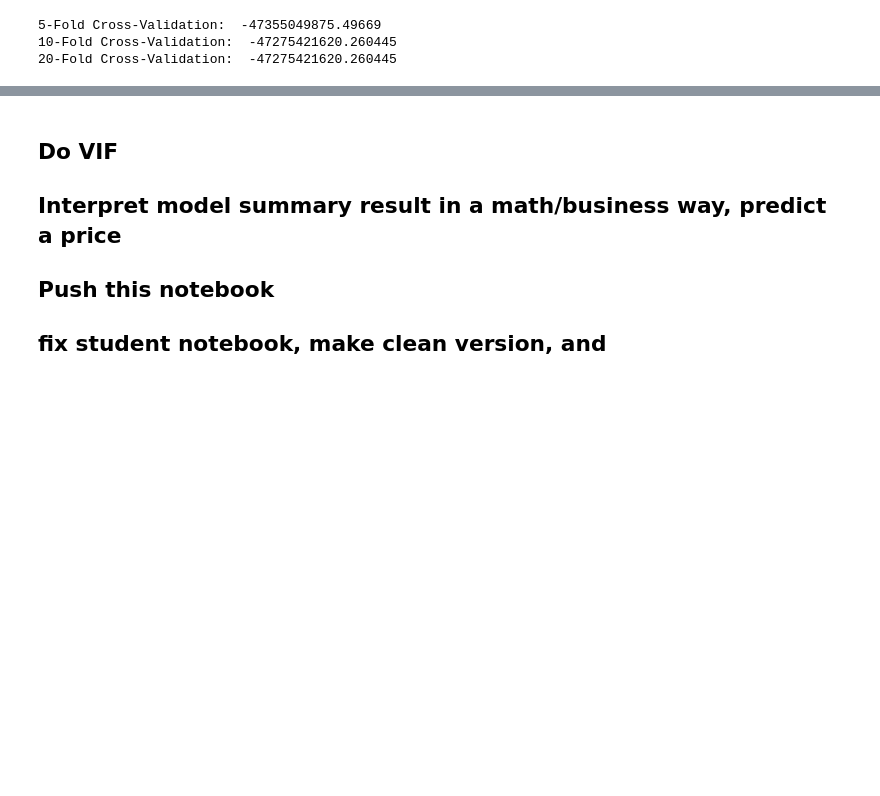
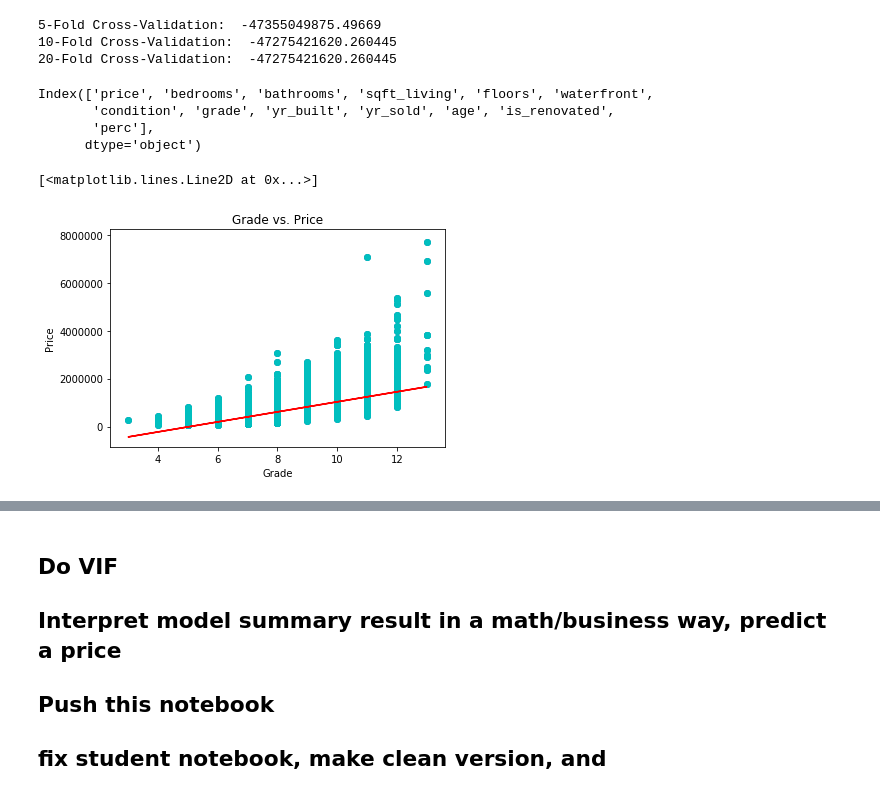
Before and after one commit to EricaSG/dsc-mod-2-project-v2-1-onl01-dtsc-ft-041320, a Jupyter notebook: Modeling.ipynb, the cells around one changed output, grey strips where cells are left out. Drawn from its saved outputs; the diff is of its cells as text; code cells hidden in the pictures; blank space fills up the shorter version.

```diff
--- a/Modeling.ipynb
+++ b/Modeling.ipynb
@@ -488,3 +499,32 @@ print('20-Fold Cross-Validation: ' ,cv_10_results)
 5-Fold Cross-Validation:  -47355049875.49669
 10-Fold Cross-Validation:  -47275421620.260445
 20-Fold Cross-Validation:  -47275421620.260445
+# %%
+df_lowp.columns
+# %% [output]
+Index(['price', 'bedrooms', 'bathrooms', 'sqft_living', 'floors', 'waterfront',
+       'condition', 'grade', 'yr_built', 'yr_sold', 'age', 'is_renovated',
+       'perc'],
+      dtype='object')
+# %%
+#reg_line
+
+y = df_lowp[['price']]
+x =df_lowp.grade
+
+Y = y.to_numpy().reshape(-1, 1)
+X = x.to_numpy().reshape(-1, 1)
+
+
+linreg.fit(X, Y)  # perform linear regression
+Y_pred = linreg.predict(X)  # make predictions
+
+plt.scatter(X, Y)
+plt.title('Grade vs. Price')
+plt.xlabel('Grade')
+plt.ylabel('Price')
+plt.scatter(X, Y, c='c')
+plt.plot(X, Y_pred, label='Line of Best Fit', color='red')
+# %% [output]
+[<matplotlib.lines.Line2D at 0x...>]
+[figure, added]
```
Also changed, not shown: parts of 14 cells of this notebook.
